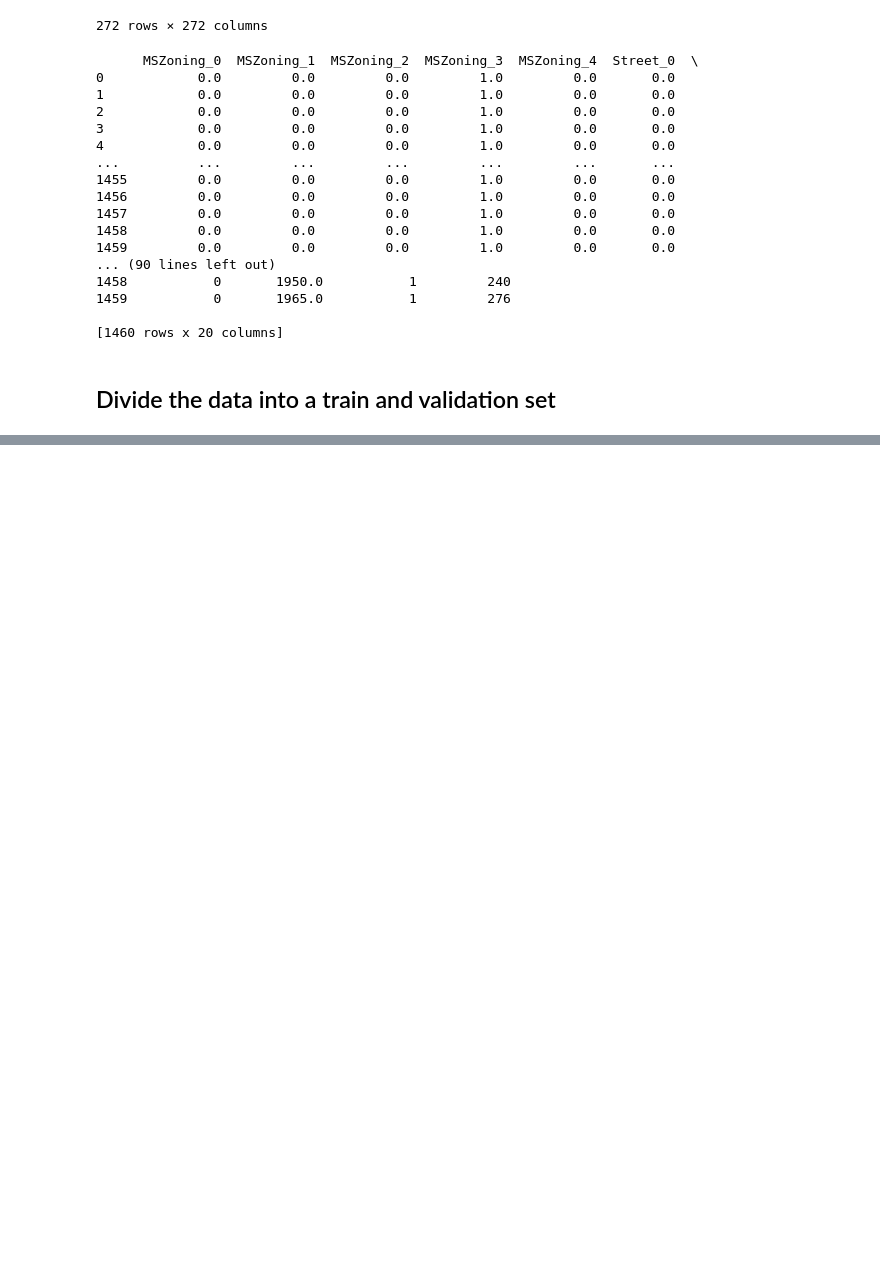
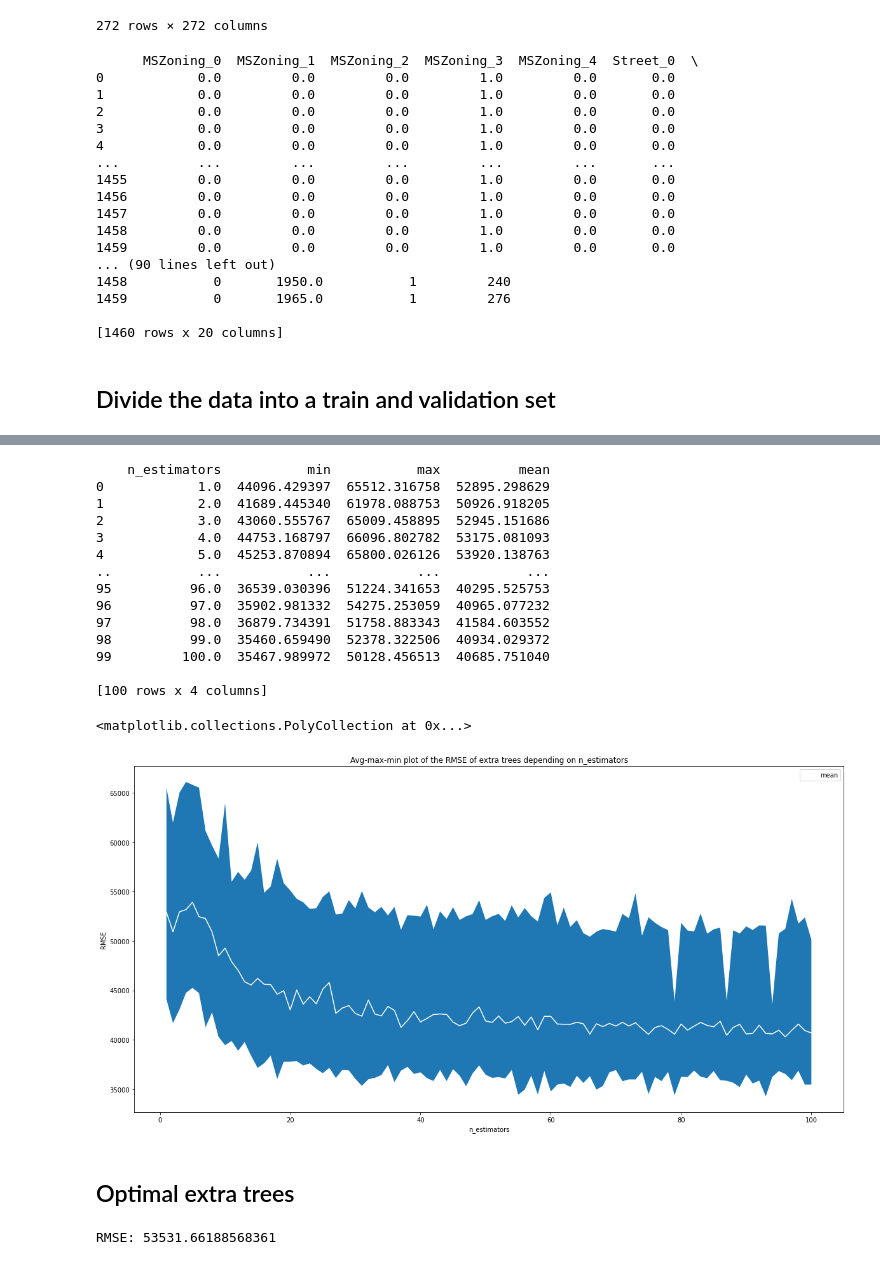
Before and after one commit to Gwyneth653/Syntax-error, a Jupyter notebook: code/correct_data/Random Forest Regressor.ipynb, the cells around one changed output, grey strips where cells are left out. Saved outputs shown, nothing was run; the diff lists cells and outputs as text; code cells hidden in the pictures; blank space fills up the shorter version.

```diff
--- a/code/correct_data/Random Forest Regressor.ipynb
+++ b/code/correct_data/Random Forest Regressor.ipynb
@@ -300,0 +411,63 @@ print("RMSE:", rmse )
+# %%
+model = ExtraTreesClassifier()
+estimators = np.arange(1, 101, 1)
+repitions = np.arange(0, 50)
+df = pd.DataFrame(columns =['n_estimators', 'rmse'])
+
+# Create a random forest regressor with every possible number of estimators between 1 and 100
+for n in estimators:
+
+    # For every number of estimators, repeat modelling 50 times
+    for i in repitions:
+
+        # Fit regression model
+        model.set_params(n_estimators=n)
+        model.fit(X_train, y_train)
+
+        # Predict
+        y_pred = model.predict(X_test)
+
+        # Compute root mean squared error
+        rmse = np.sqrt(mean_squared_error(y_pred, y_test))
+
+        # Add row to dataframe
+        df = df.append({'n_estimators': n, 'rmse': rmse}, ignore_index=True)
+
+# Plot the avg, max, and min rmse of the random forests for every number of estimators
+data = df.groupby('n_estimators')['rmse'].agg(['min', 'max', 'mean']).reset_index()
+print(data)
+
+ax  = data.plot(x='n_estimators', y='mean', c='white', figsize=(20, 10))
+plt.title("Avg-max-min plot of the RMSE of extra trees depending on n_estimators")
+plt.xlabel('n_estimators')
+plt.ylabel('RMSE')
+plt.fill_between(x='n_estimators',y1='min',y2='max', data=data)
+# %% [output]
+    n_estimators           min           max          mean
+0            1.0  44096.429397  65512.316758  52895.298629
+1            2.0  41689.445340  61978.088753  50926.918205
+2            3.0  43060.555767  65009.458895  52945.151686
+3            4.0  44753.168797  66096.802782  53175.081093
+4            5.0  45253.870894  65800.026126  53920.138763
+..           ...           ...           ...           ...
+95          96.0  36539.030396  51224.341653  40295.525753
+96          97.0  35902.981332  54275.253059  40965.077232
+97          98.0  36879.734391  51758.883343  41584.603552
+98          99.0  35460.659490  52378.322506  40934.029372
+99         100.0  35467.989972  50128.456513  40685.751040
+
+[100 rows x 4 columns]
+<matplotlib.collections.PolyCollection at 0x...>
+[figure, added]
+# %% [markdown]
+## Optimal extra trees
+# %%
+clf = ExtraTreesClassifier(n_estimators=60)
+                           #min_samples_split = 4, max_leaf_nodes = 100)
+clf.fit(X_train, y_train)
+y_pred = clf.predict(X_test)
+
+rmse = np.sqrt(mean_squared_error(y_pred, y_test))
+print("RMSE:", rmse )
+# %% [output]
+RMSE: 53531.66188568361
```
Also changed, not shown: parts of 12 cells of this notebook.
